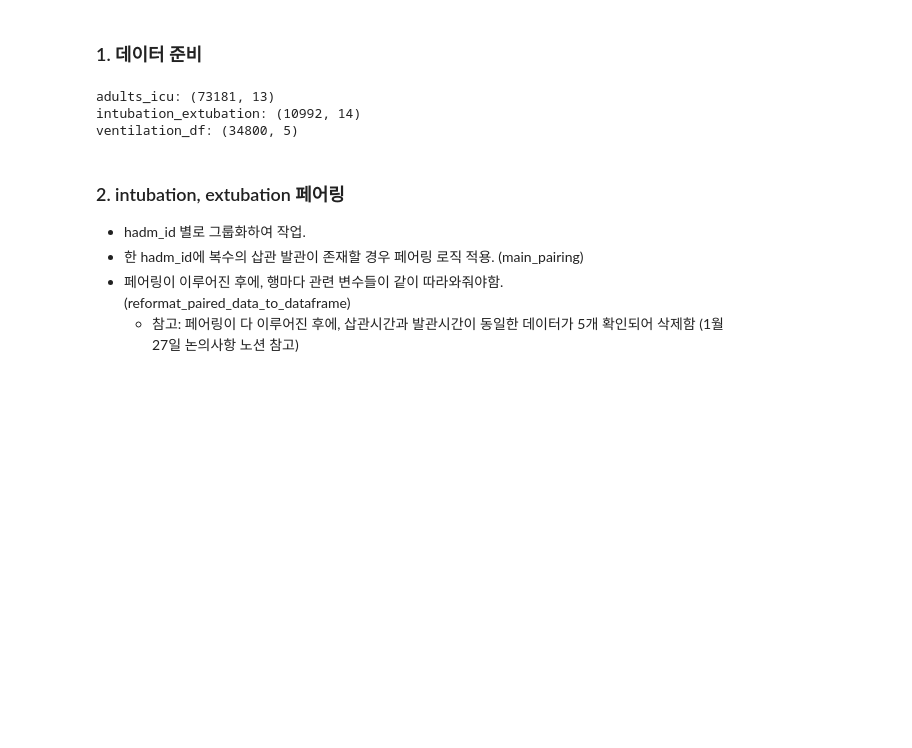
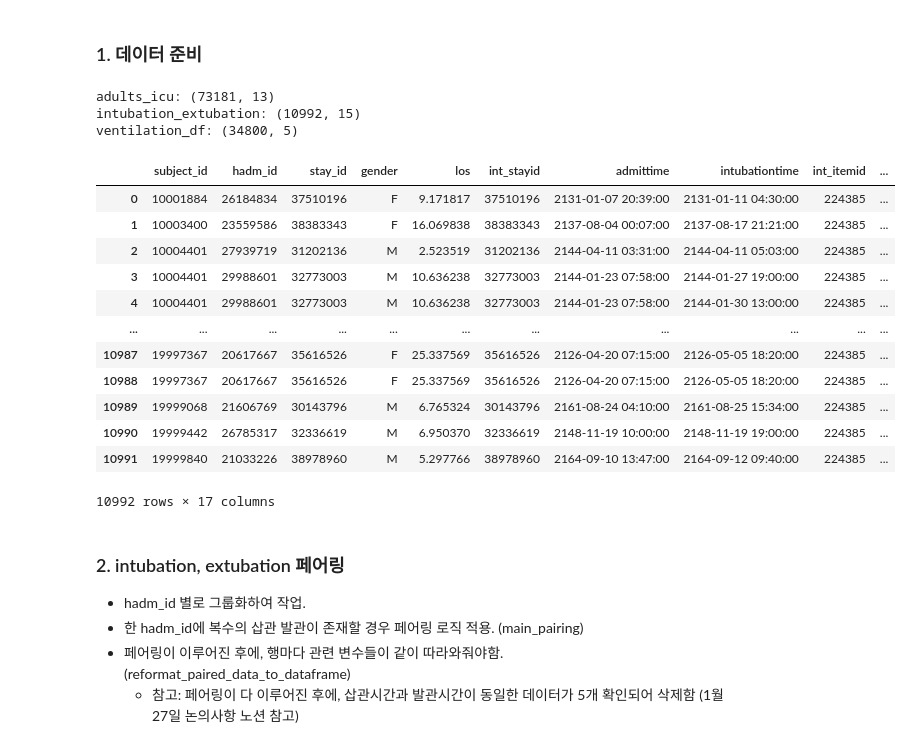
Before and after one commit to sujungleeml/P1_extubationfailure, a Jupyter notebook: 이수정/mimic4_ext_codes/00_subjectlist_prepare02_alignment.ipynb, the cells around one changed output. Drawn from its saved outputs; the diff is of its cells as text; code cells hidden in the pictures; blank space fills up the shorter version.

Commit message:
Fix merge code

```diff
--- a/이수정/mimic4_ext_codes/00_subjectlist_prepare02_alignment.ipynb
+++ b/이수정/mimic4_ext_codes/00_subjectlist_prepare02_alignment.ipynb
@@ -87,6 +89,8 @@ adults_icu = pd.read_csv('./data/adults_icu.csv')   # 성인 환자 정보
 intubation_extubation = pd.read_csv('./data/intubation_extubation.csv', \
                                     parse_dates=['intubationtime', 'extubationtime', \
                                                  'admittime', 'dischtime', 'deathtime'])   # 삽관 발관 정보
+intubation_extubation = util.create_stay_id(intubation_extubation)   # stay id 만들어 넣기
+
 ventilation = pd.read_csv('./data/ventilation.csv', parse_dates=['starttime', 'endtime'])   # 결측치 처리 위한 vent 테이블
 ventilation_df = ventilation[ventilation.ventilation_status == 'InvasiveVent']   # Invasive 만 사용
 
@@ -95,8 +99,36 @@ print(f'intubation_extubation: {intubation_extubation.shape}')   # (10992, 14)
 print(f'ventilation_df: {ventilation_df.shape}')   # (34800, 5)
 # %% [output]
 adults_icu: (73181, 13)
-intubation_extubation: (10992, 14)
+intubation_extubation: (10992, 15)
 ventilation_df: (34800, 5)
+# %%
+# 성인 환자 데이터와 삽관 발관 데이터 결합
+
+adults_icu_filtered = adults_icu.drop(columns=['admittime', 'dischtime', 'deathtime'])
+joined_df = pd.merge(intubation_extubation, adults_icu_filtered, on=['subject_id', 'hadm_id', 'stay_id'], how='inner')
+
+# 칼럼 순서 변경
+final_columns = ['subject_id', 'hadm_id', 'stay_id', 'gender', 'los', 'int_stayid', 'admittime', 'intubationtime',
+                 'int_itemid', 'int_weight', 'ext_stayid', 'extubationtime',
+                 'ext_itemid', 'ext_weight', 'extubationcause', 'dischtime',
+                 'deathtime']
+
+joined_df = joined_df[final_columns]
+joined_df
+# %% [output]
+|  | subject_id | hadm_id | stay_id | gender | los | int_stayid | admittime | intubationtime | int_itemid | ... |
+| 0 | 10001884 | 26184834 | 37510196 | F | 9.171817 | 37510196 | 2131-01-07 20:39:00 | 2131-01-11 04:30:00 | 224385 | ... |
+| 1 | 10003400 | 23559586 | 38383343 | F | 16.069838 | 38383343 | 2137-08-04 00:07:00 | 2137-08-17 21:21:00 | 224385 | ... |
+| 2 | 10004401 | 27939719 | 31202136 | M | 2.523519 | 31202136 | 2144-04-11 03:31:00 | 2144-04-11 05:03:00 | 224385 | ... |
+| 3 | 10004401 | 29988601 | 32773003 | M | 10.636238 | 32773003 | 2144-01-23 07:58:00 | 2144-01-27 19:00:00 | 224385 | ... |
+| 4 | 10004401 | 29988601 | 32773003 | M | 10.636238 | 32773003 | 2144-01-23 07:58:00 | 2144-01-30 13:00:00 | 224385 | ... |
+| ... | ... | ... | ... | ... | ... | ... | ... | ... | ... | ... |
+| 10987 | 19997367 | 20617667 | 35616526 | F | 25.337569 | 35616526 | 2126-04-20 07:15:00 | 2126-05-05 18:20:00 | 224385 | ... |
+| 10988 | 19997367 | 20617667 | 35616526 | F | 25.337569 | 35616526 | 2126-04-20 07:15:00 | 2126-05-05 18:20:00 | 224385 | ... |
+| 10989 | 19999068 | 21606769 | 30143796 | M | 6.765324 | 30143796 | 2161-08-24 04:10:00 | 2161-08-25 15:34:00 | 224385 | ... |
+| 10990 | 19999442 | 26785317 | 32336619 | M | 6.950370 | 32336619 | 2148-11-19 10:00:00 | 2148-11-19 19:00:00 | 224385 | ... |
+| 10991 | 19999840 | 21033226 | 38978960 | M | 5.297766 | 38978960 | 2164-09-10 13:47:00 | 2164-09-12 09:40:00 | 224385 | ... |
+10992 rows × 17 columns
 # %% [markdown]
 ### 2. intubation, extubation 페어링
 - hadm_id 별로 그룹화하여 작업.
```
Also changed, not shown: parts of 17 cells of this notebook, 2 other files.
